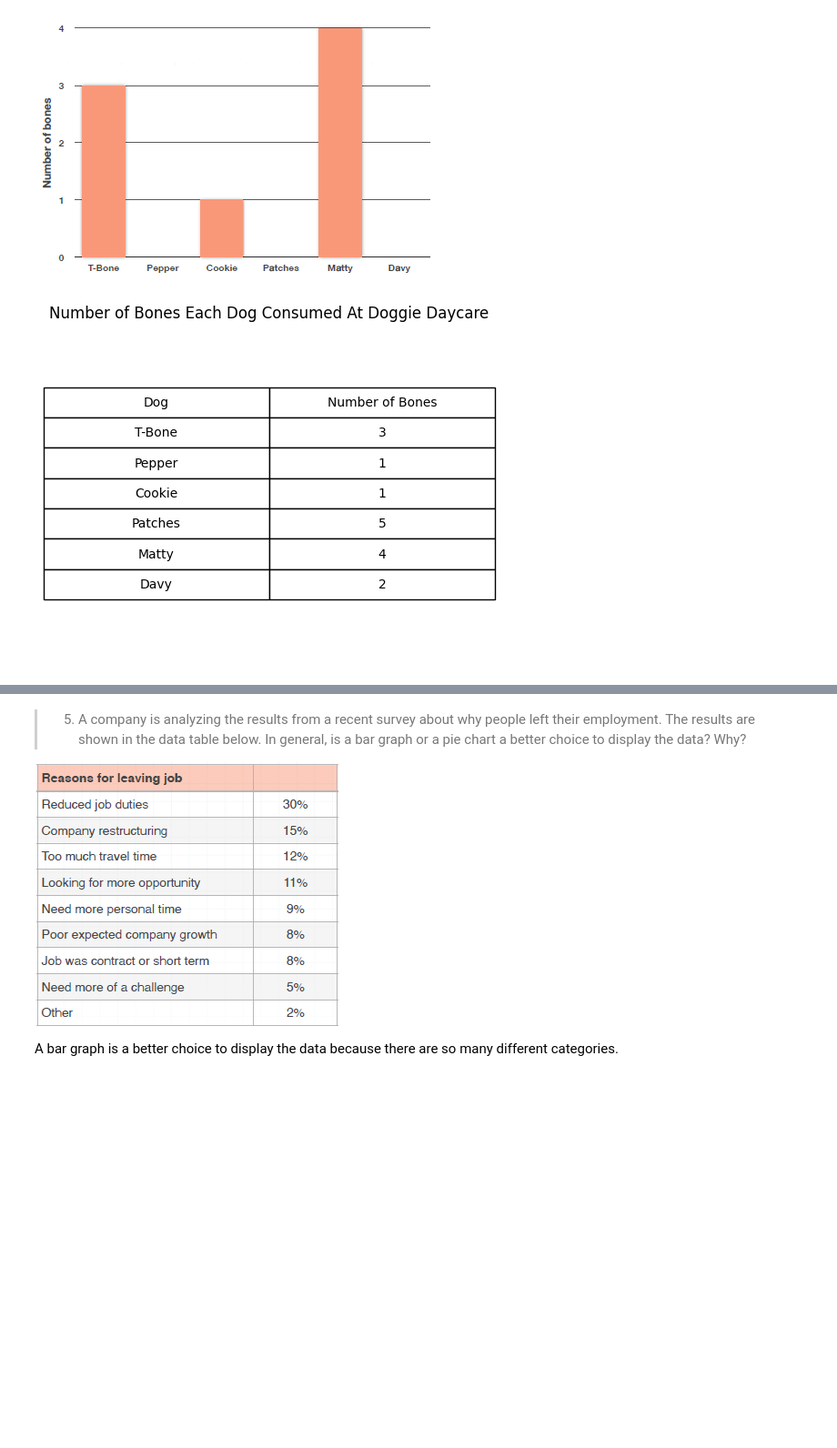
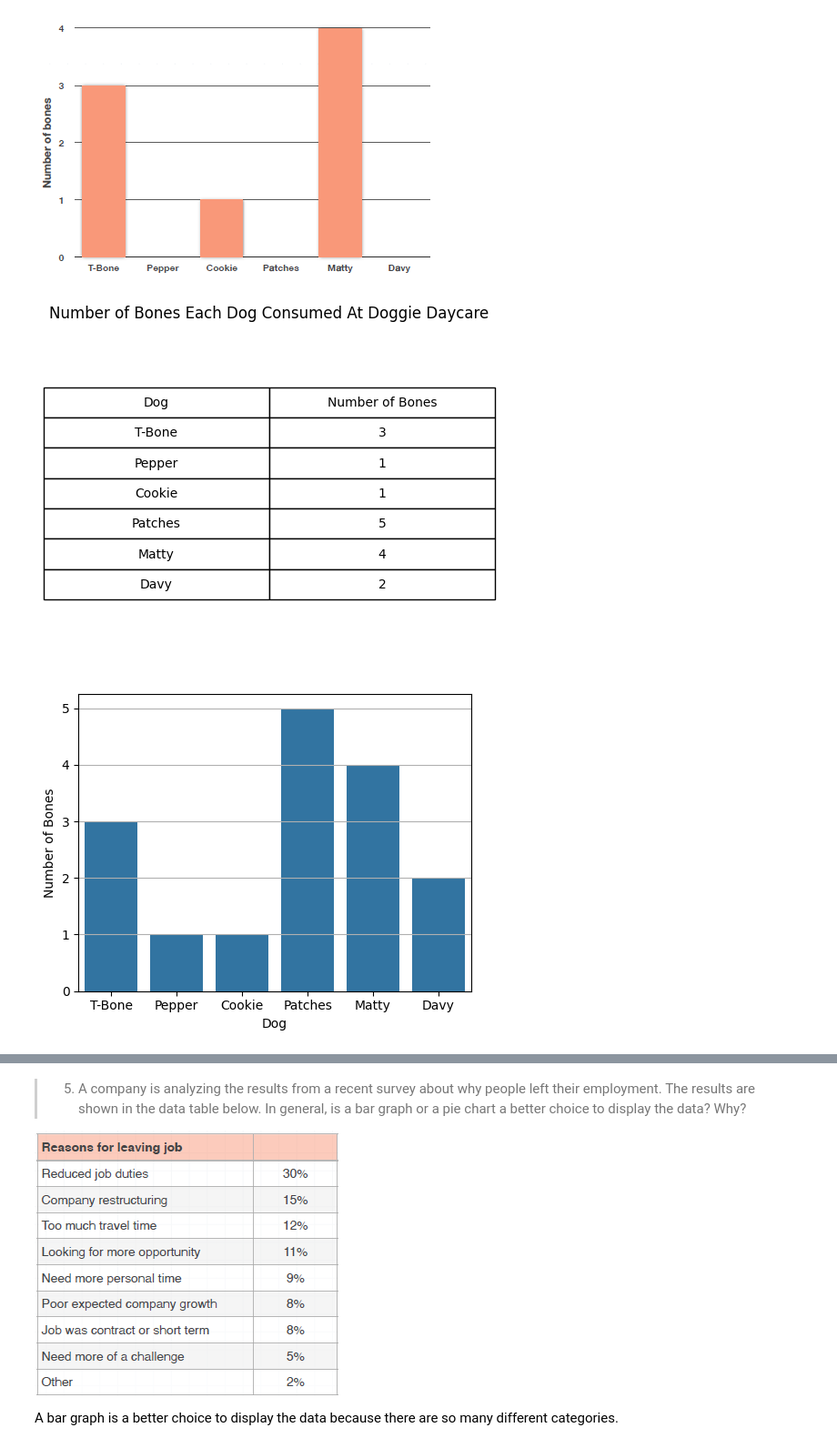
Before and after one commit to acasasis-dev/become-a-probability-n-statistics-master, a Jupyter notebook: bonus/section-02-visualizing-data/exercise-02-bar-graphs-n-pie-charts.ipynb, the cells around one changed output, grey strips where cells are left out. Shown at 91% size. Saved outputs shown, nothing was run; the diff lists cells and outputs as text; code cells hidden in the pictures; blank space fills up the shorter version.

Commit message:
Added all of the python generated tables for Bonus Section 02 Exercise 02 Answers

```diff
--- a/bonus/section-02-visualizing-data/exercise-02-bar-graphs-n-pie-charts.ipynb
+++ b/bonus/section-02-visualizing-data/exercise-02-bar-graphs-n-pie-charts.ipynb
@@ -11,31 +11,40 @@ and table together to fill in the missing pieces.
 # %%
 import matplotlib.pyplot as plt
 import pandas as pd
+import seaborn as sns
 
 data = pd.DataFrame({
 	'Dog': ['T-Bone', 'Pepper', 'Cookie', 'Patches', 'Matty', 'Davy'],
 	'Number of Bones': [3, 1, 1, 5, 4, 2]
 })
 
 # Create a figure and axis
 fig, ax = plt.subplots()
 
 # Hide axes
 ax.axis('off')
 
 plt.title("Number of Bones Each Dog Consumed At Doggie Daycare")
 # Create the table
 table = plt.table(
     cellText=data.values,
     colLabels=data.columns,
     cellLoc='center',
     loc='center'
 )
 
-table.scale(1, 2)  # Make it taller
+table.scale(1, 2)
 plt.show()
+
+plt.figure(figsize=(5, 4))
+sns.barplot(data=data, x=data.columns[0], y=data.columns[1])
+
+plt.grid(axis='y', zorder=2)
+plt.tight_layout()
+plt.show()
 # %% [output]
 [figure]
+[figure, added]
 # %% [markdown]
 > 2. Eric’s class went on a trip to an orchard. At the end of the trip they
 counted how many pieces of fruit came from each type of tree and
```
Also changed, not shown: parts of 5 cells of this notebook.
